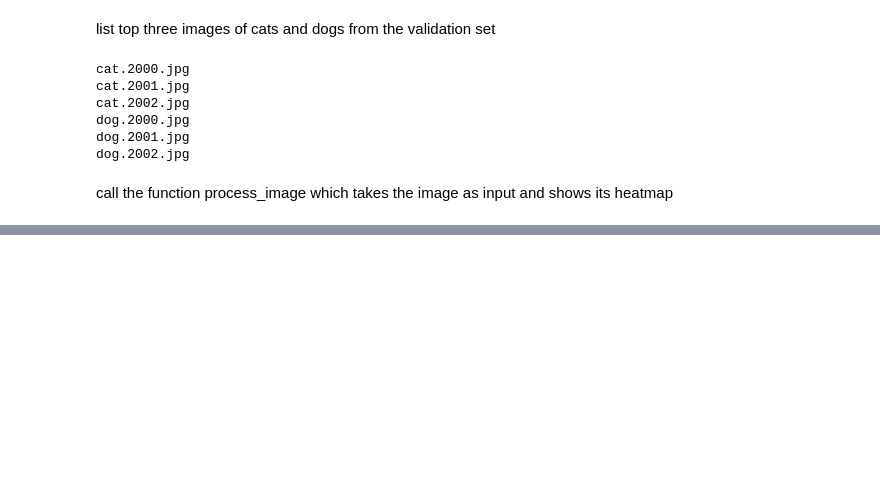
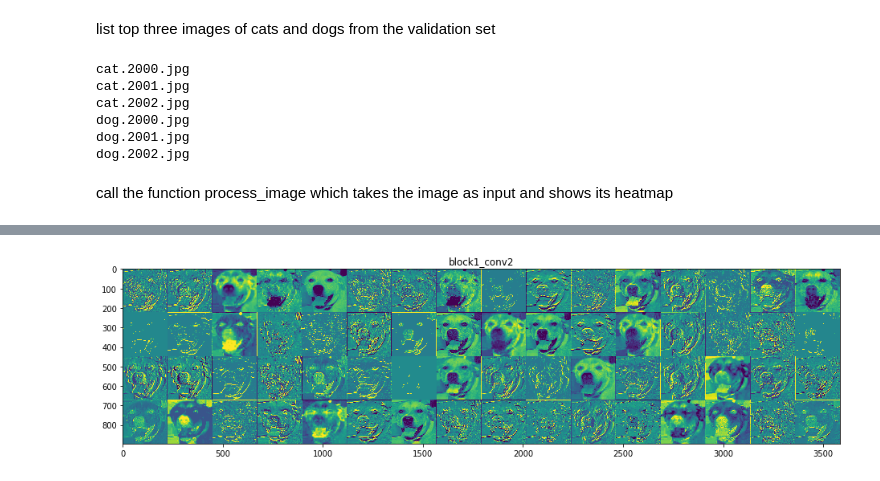
Before and after one commit to mahera02/machine_learning, a Jupyter notebook: HW3/HW3_pretrained_convnet_finetuning.ipynb, the cells around one changed output, grey strips where cells are left out. Saved outputs shown, nothing was run; the diff lists cells and outputs as text; code cells hidden in the pictures; blank space fills up the shorter version.

```diff
--- a/HW3/HW3_pretrained_convnet_finetuning.ipynb
+++ b/HW3/HW3_pretrained_convnet_finetuning.ipynb
@@ -508,0 +566,4 @@ process_image('/tmp/cats_and_dogs_filtered/validation/cats/cat.2001.jpg')
+# %%
+visualize_activations(2)
+# %% [output]
+[figure, added]
```
Also changed, not shown: parts of 43 cells of this notebook.
